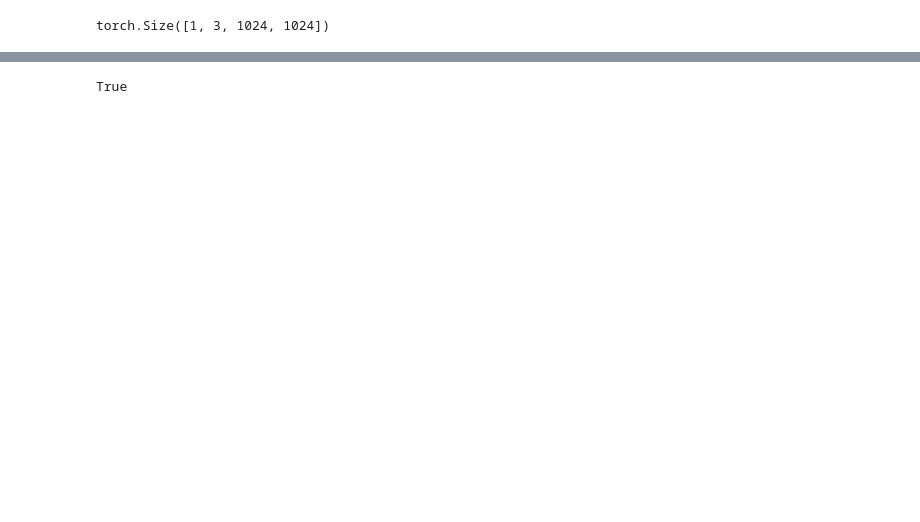
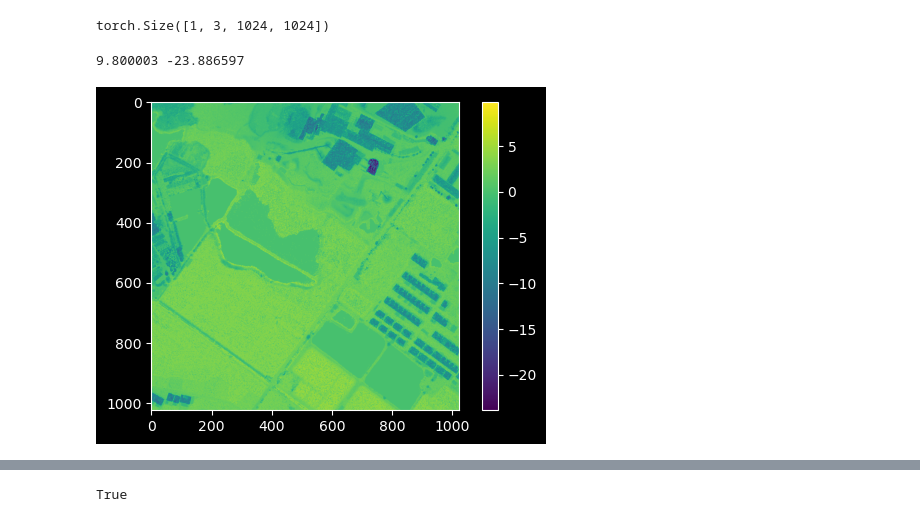
Before and after one commit to MianHtan/PSMNet-Cover, a Jupyter notebook: demo.ipynb, the cells around one changed output, grey strips where cells are left out. Saved outputs shown, nothing was run; the diff lists cells and outputs as text; code cells hidden in the pictures; blank space fills up the shorter version.

```diff
--- a/demo.ipynb
+++ b/demo.ipynb
@@ -32,5 +38,19 @@ tensor_r = tensor_r.unsqueeze(0).to(device)
 print(tensor_l.shape)
 # %% [output]
 torch.Size([1, 3, 1024, 1024])
+# %%
+disp, valid = read_disp_whu(disp_path, size, -64, 64)
+disp_tensor = torch.from_numpy(disp).float()
+vaild_tensor = torch.from_numpy(valid).bool()
+disp[~valid] = 0
+print(disp.max(), disp.min())
+fig = plt.figure(figsize=(6,4))
+plt.figure(1)
+im1 = plt.imshow(disp)
+plt.colorbar(im1)
+plt.show()
+# %% [output]
+9.800003 -23.886597
+[figure, added]
 # %%
 net = PSMNet()
```
Also changed, not shown: parts of 5 cells of this notebook, 7 other files.
